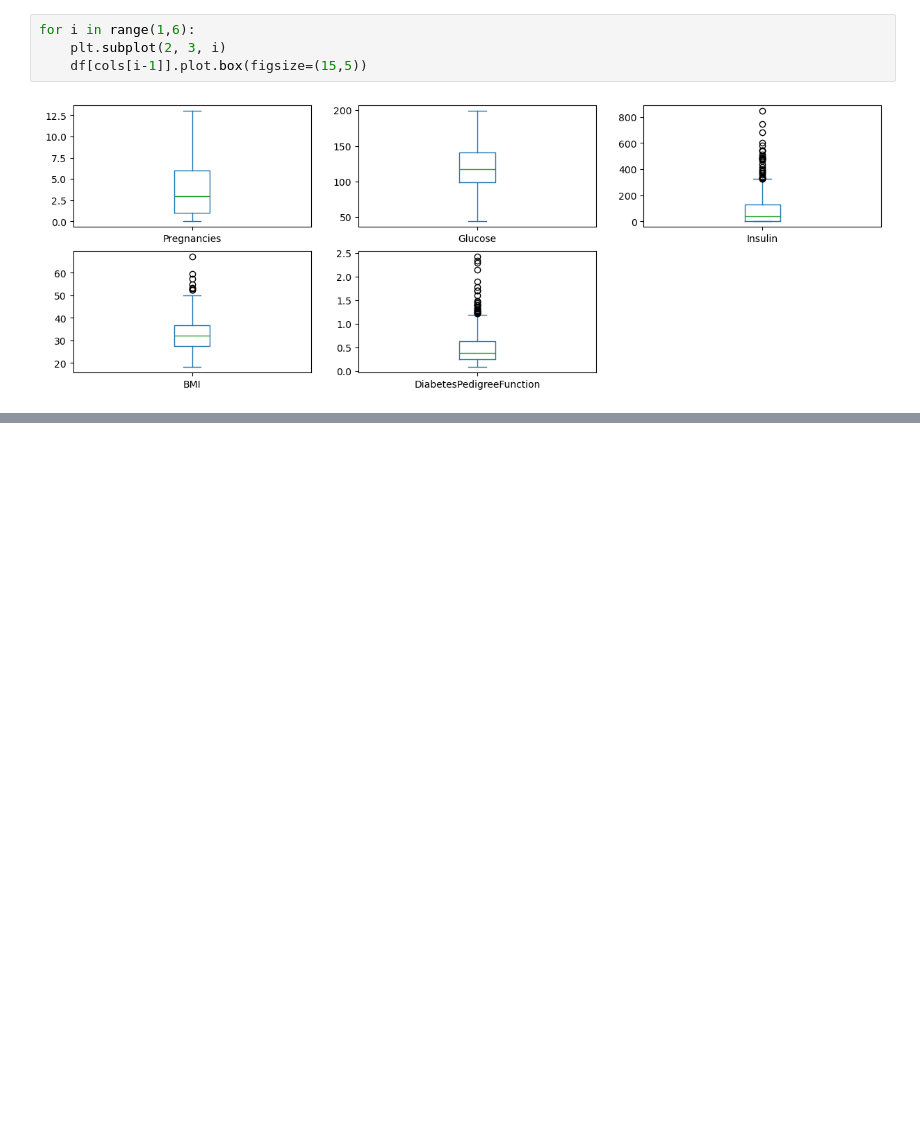
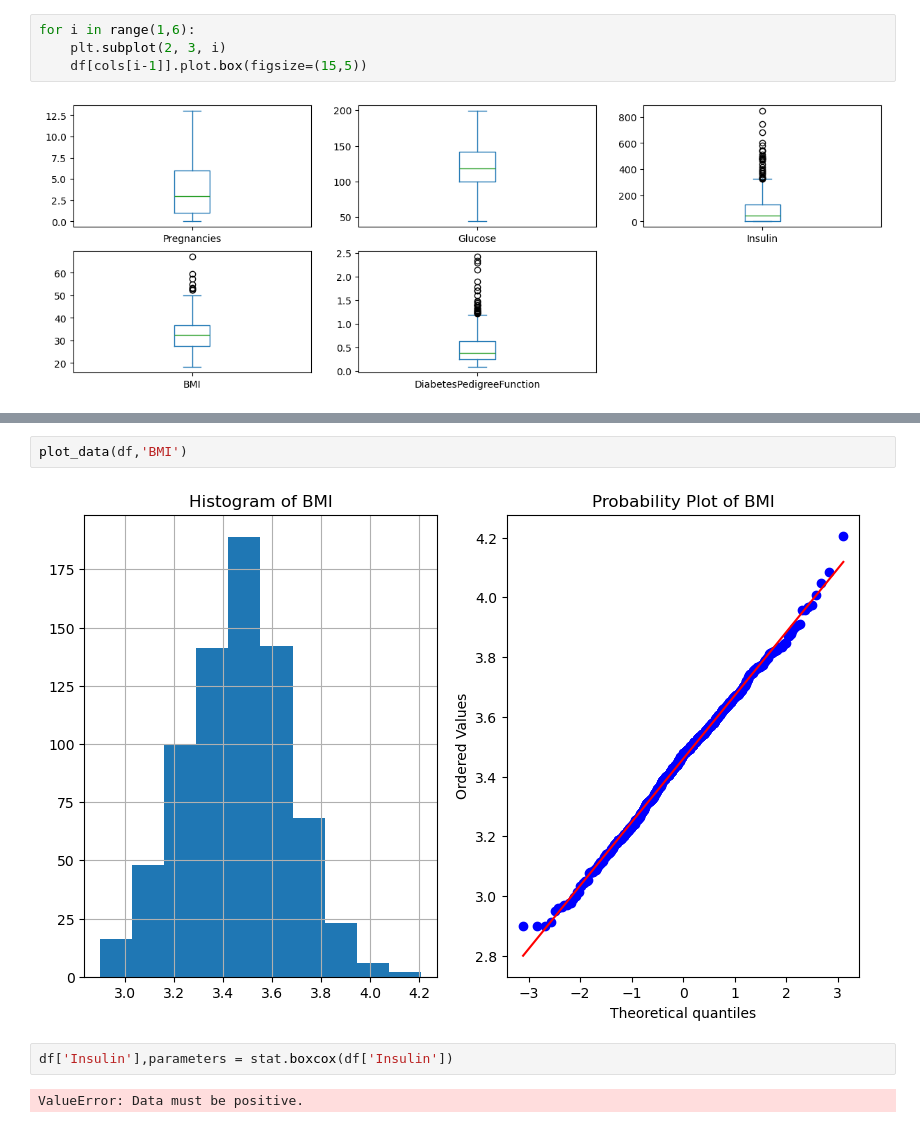
Before and after one commit to HUONSopanha/Introduction-to-Data-Science, a Jupyter notebook: Cleaning.ipynb, the cells around one changed output, grey strips where cells are left out. Drawn from its saved outputs; the diff is of its cells as text; blank space fills up the shorter version.

```diff
--- a/Cleaning.ipynb
+++ b/Cleaning.ipynb
@@ -151,0 +208,8 @@ ValueError: supplied range of [-inf, 2.5649493574615367] is not finite
+# %%
+plot_data(df,'BMI')
+# %% [output]
+[figure, added]
+# %%
+df['Insulin'],parameters = stat.boxcox(df['Insulin'])
+# %% [output]
+ValueError: Data must be positive.
```
Also changed, not shown: parts of 19 cells of this notebook.
